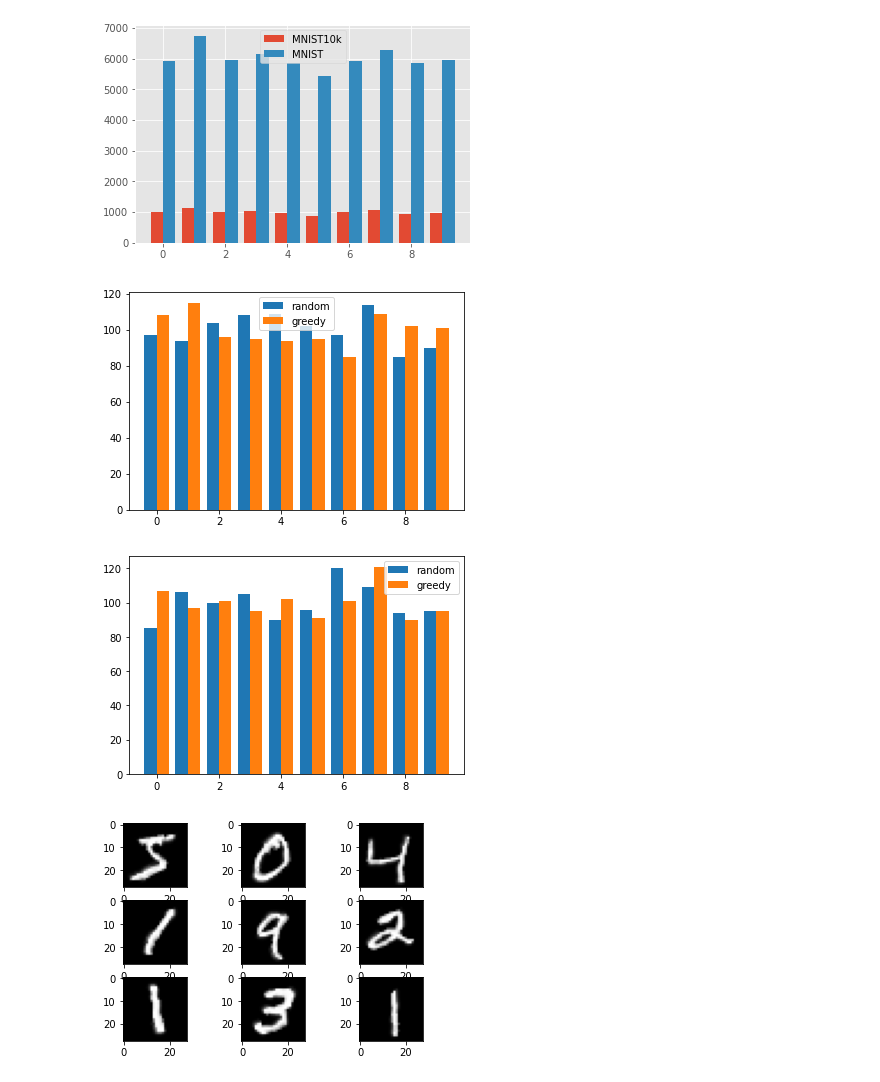
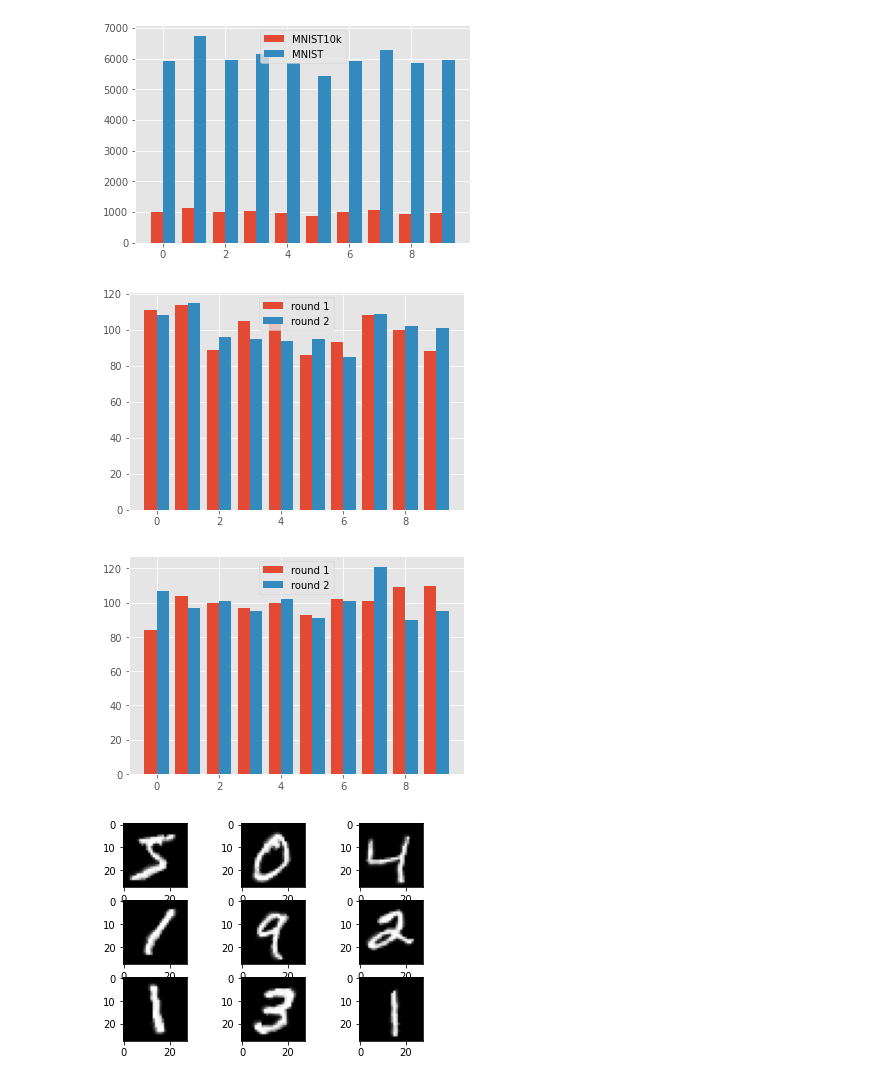
Before and after one commit to NiuJ1ao/Data-Augmentation-in-Infinitely-Wide-Neural-Networks, a Jupyter notebook: plot_mnist.ipynb, the cells around one changed output. Cells and saved outputs as stored; diff of their text form; code cells hidden in the pictures.

```diff
--- a/plot_mnist.ipynb
+++ b/plot_mnist.ipynb
@@ -41,23 +41,23 @@ plt.savefig("figures/mnist_class_distributions.pdf", bbox_inches='tight')
 Counter({1: 6742, 7: 6265, 3: 6131, 2: 5958, 9: 5949, 0: 5923, 6: 5918, 8: 5851, 4: 5842, 5: 5421})
 [figure]
 # %%
-random = [97, 94, 104, 108, 109, 102, 97, 114, 85, 90]
-greedy = [108, 115, 96, 95, 94, 95, 85, 109, 102, 101]
-plt.bar(np.arange(10) - 0.2, random, 0.4, label="random")
-plt.bar(np.arange(10) + 0.2, greedy, 0.4, label="greedy")
+greedy1 = [111, 114, 89, 105, 106, 86, 93, 108, 100, 88]
+greedy2 = [108, 115, 96, 95, 94, 95, 85, 109, 102, 101]
+plt.bar(np.arange(10) - 0.2, greedy1, 0.4, label="round 1")
+plt.bar(np.arange(10) + 0.2, greedy2, 0.4, label="round 2")
 plt.legend()
 plt.savefig("figures/mnist10k_select_distributions.pdf", bbox_inches='tight')
 # %% [output]
-[figure, old version]
+[figure, new version]
 # %%
-random = [85, 106, 100, 105, 90, 96, 120, 109, 94, 95]
-greedy = [107, 97, 101, 95, 102, 91, 101, 121, 90, 95]
-plt.bar(np.arange(10) - 0.2, random, 0.4, label="random")
-plt.bar(np.arange(10) + 0.2, greedy, 0.4, label="greedy")
+greedy1 = [84, 104, 100, 97, 100, 93, 102, 101, 109, 110]
+greedy2 = [107, 97, 101, 95, 102, 91, 101, 121, 90, 95]
+plt.bar(np.arange(10) - 0.2, greedy1, 0.4, label="round 1")
+plt.bar(np.arange(10) + 0.2, greedy2, 0.4, label="round 2")
 plt.legend()
 plt.savefig("figures/mnist_select_distributions.pdf", bbox_inches='tight')
 # %% [output]
-[figure, old version]
+[figure, new version]
 # %%
 X1, y1 = load_mnist_raw(images_path='/vol/bitbucket/yn621/data/infimnist/mnist10k-augs-patterns-idx3-ubyte',
     labels_path='/vol/bitbucket/yn621/data/infimnist/mnist10k-augs-labels-idx1-ubyte')
```
Also changed, not shown: parts of 2 cells of this notebook, 59 other files.
